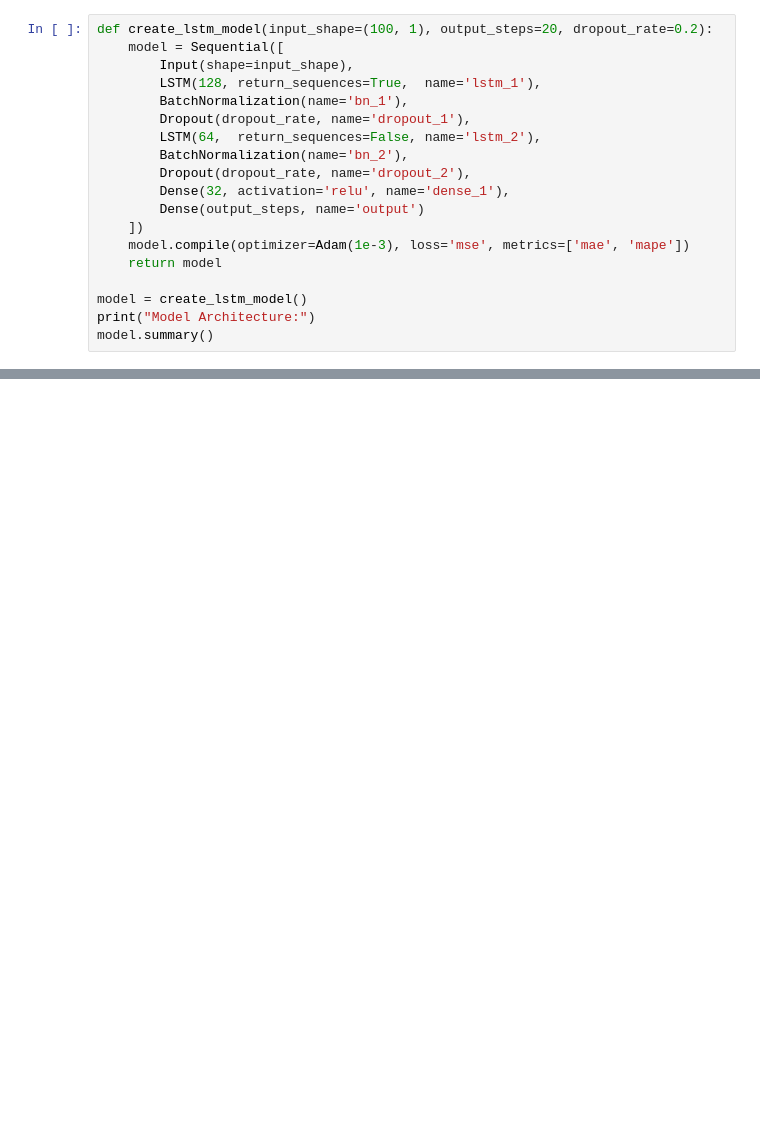
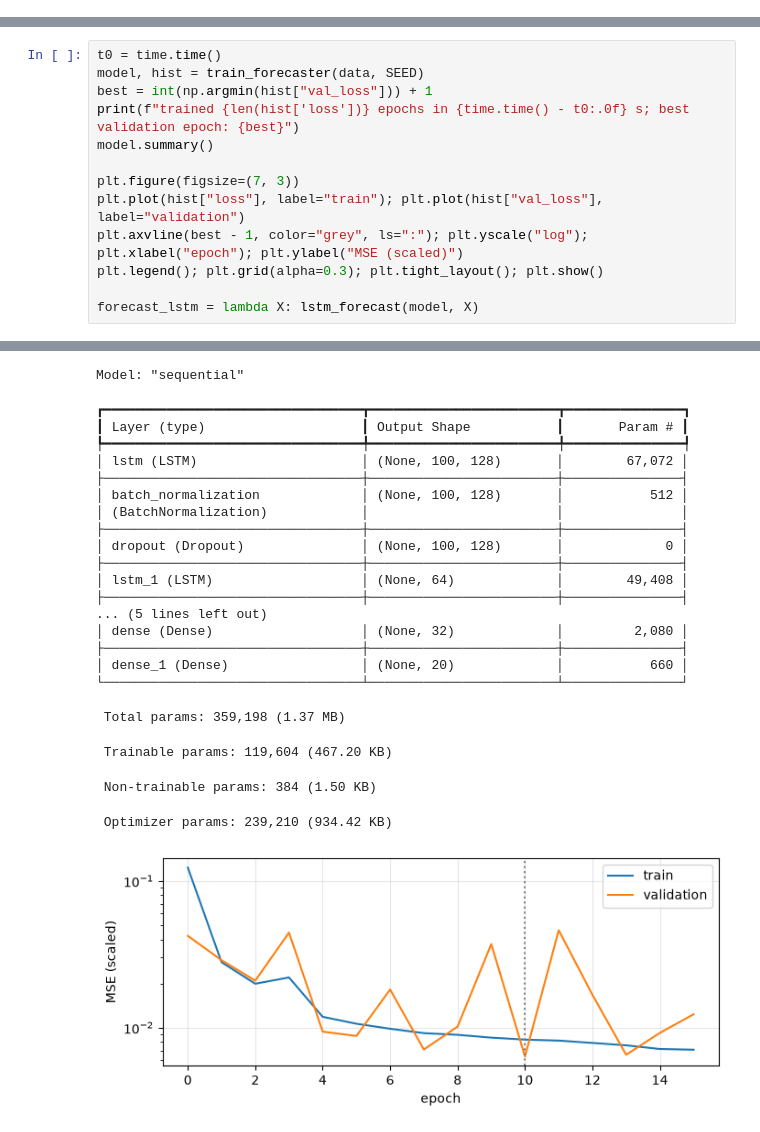
Before and after one commit to Riyann69/Eco-PCC, a Jupyter notebook: Eco-Cruise_Control_for_EVs.ipynb, the cells around one changed output, grey strips where cells are left out. Drawn from its saved outputs; the diff is of its cells as text; blank space fills up the shorter version.

```diff
--- a/Eco-Cruise_Control_for_EVs.ipynb
+++ b/Eco-Cruise_Control_for_EVs.ipynb
@@ -101,19 +0,0 @@ Stacked LSTM (128 → 64) with BatchNorm, Dropout, and a dense head that predict
-# %%
-def create_lstm_model(input_shape=(100, 1), output_steps=20, dropout_rate=0.2):
-    model = Sequential([
-        Input(shape=input_shape),
-        LSTM(128, return_sequences=True,  name='lstm_1'),
-        BatchNormalization(name='bn_1'),
-        Dropout(dropout_rate, name='dropout_1'),
-        LSTM(64,  return_sequences=False, name='lstm_2'),
-        BatchNormalization(name='bn_2'),
-        Dropout(dropout_rate, name='dropout_2'),
-        Dense(32, activation='relu', name='dense_1'),
-        Dense(output_steps, name='output')
-    ])
-    model.compile(optimizer=Adam(1e-3), loss='mse', metrics=['mae', 'mape'])
-    return model
-
-model = create_lstm_model()
-print("Model Architecture:")
-model.summary()
@@ -843,0 +426,14 @@ Energy saving (LSTM-MPC  vs PID):    -0.4%
+# %%
+t0 = time.time()
+model, hist = train_forecaster(data, SEED)
+best = int(np.argmin(hist["val_loss"])) + 1
+print(f"trained {len(hist['loss'])} epochs in {time.time() - t0:.0f} s; best validation epoch: {best}")
+model.summary()
+
+plt.figure(figsize=(7, 3))
+plt.plot(hist["loss"], label="train"); plt.plot(hist["val_loss"], label="validation")
+plt.axvline(best - 1, color="grey", ls=":"); plt.yscale("log"); plt.xlabel("epoch"); plt.ylabel("MSE (scaled)")
+plt.legend(); plt.grid(alpha=0.3); plt.tight_layout(); plt.show()
+
+forecast_lstm = lambda X: lstm_forecast(model, X)
+# %% [output]
@@ -843,0 +442,23 @@ Energy saving (LSTM-MPC  vs PID):    -0.4%
+Model: "sequential"
+┏━━━━━━━━━━━━━━━━━━━━━━━━━━━━━━━━━┳━━━━━━━━━━━━━━━━━━━━━━━━┳━━━━━━━━━━━━━━━┓
+┃ Layer (type)                    ┃ Output Shape           ┃       Param # ┃
+┡━━━━━━━━━━━━━━━━━━━━━━━━━━━━━━━━━╇━━━━━━━━━━━━━━━━━━━━━━━━╇━━━━━━━━━━━━━━━┩
+│ lstm (LSTM)                     │ (None, 100, 128)       │        67,072 │
+├─────────────────────────────────┼────────────────────────┼───────────────┤
+│ batch_normalization             │ (None, 100, 128)       │           512 │
+│ (BatchNormalization)            │                        │               │
+├─────────────────────────────────┼────────────────────────┼───────────────┤
+│ dropout (Dropout)               │ (None, 100, 128)       │             0 │
+├─────────────────────────────────┼────────────────────────┼───────────────┤
+│ lstm_1 (LSTM)                   │ (None, 64)             │        49,408 │
+├─────────────────────────────────┼────────────────────────┼───────────────┤
+... (5 lines left out)
+│ dense (Dense)                   │ (None, 32)             │         2,080 │
+├─────────────────────────────────┼────────────────────────┼───────────────┤
+│ dense_1 (Dense)                 │ (None, 20)             │           660 │
+└─────────────────────────────────┴────────────────────────┴───────────────┘
+ Total params: 359,198 (1.37 MB)
+ Trainable params: 119,604 (467.20 KB)
+ Non-trainable params: 384 (1.50 KB)
+ Optimizer params: 239,210 (934.42 KB)
+[figure, added]
```
Also changed, not shown: parts of 63 cells of this notebook, 17 other files.
